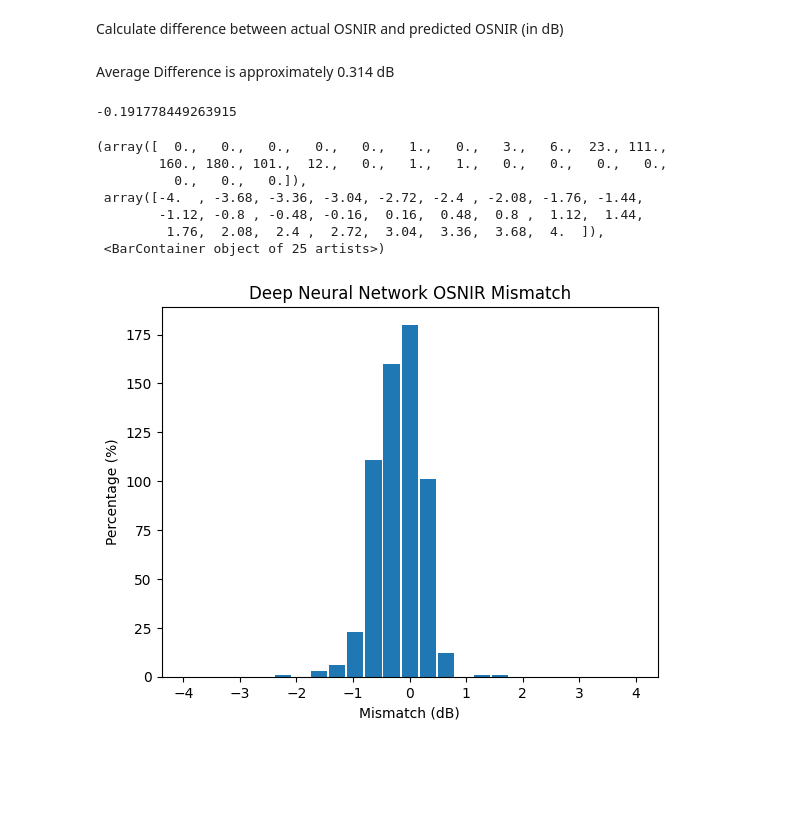
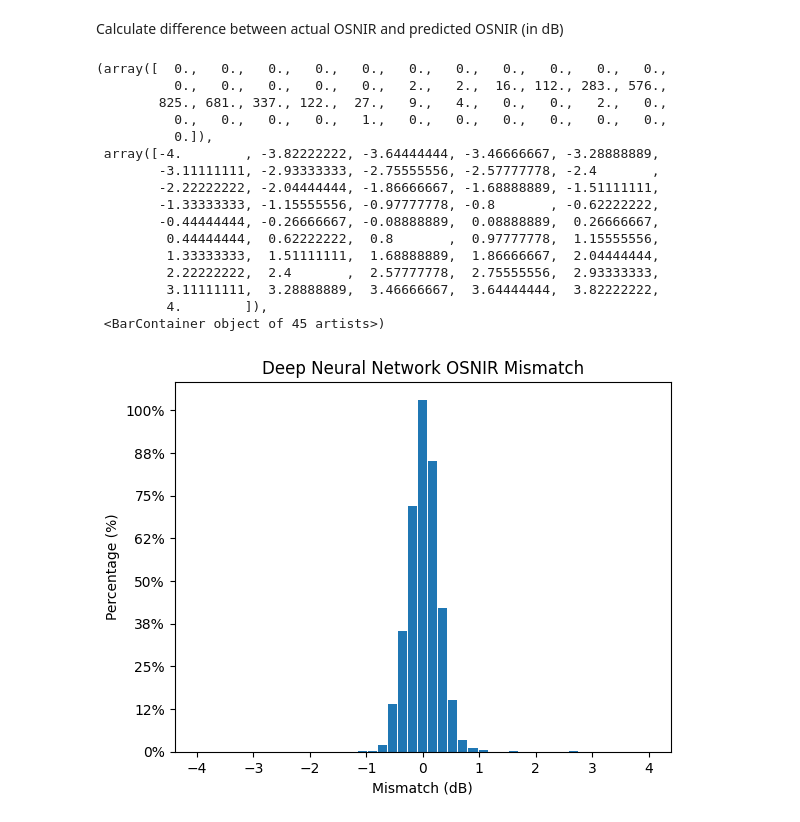
Before and after one commit to amaliacontiero/UndergradThesis, a Jupyter notebook: Neural Network/OSNIR_NN draft.ipynb, the cells around one changed output. Drawn from its saved outputs; the diff is of its cells as text; code cells hidden in the pictures; blank space fills up the shorter version.

Commit message:
update histogram

```diff
--- a/Neural Network/OSNIR_NN draft.ipynb
+++ b/Neural Network/OSNIR_NN draft.ipynb
@@ -98,4 +98,7 @@ Epoch 431/500
 <keras.callbacks.History at 0x...>
+# %%
+OSNIR_num = data[:3000-1,0]
+Input_num = data[:3000-1,1:7]
 # %%
-predictions = (model.predict(x_test))
+OSNIR_est = (model.predict(Input_num))
 # %% [output]
@@ -117,13 +120,7 @@ for i in range(10):
 # %% [markdown]
 Calculate difference between actual OSNIR and predicted OSNIR (in dB)
 # %%
-pred_difference = np.zeros(599)
-for i in range(599):
-    pred_difference[i] = y_test[i] - predictions[i]
+Mism = np.zeros(3000-1)
+for i in range(3000-1):
+    Mism[i] = OSNIR_num[i] - OSNIR_est[i]
-# %% [markdown]
-Average Difference is approximately 0.314 dB
-# %%
-np.average(pred_difference[:])
-# %% [output]
--0.191778449263915
 # %%
@@ -132,14 +129,24 @@ pred_df.to_csv("OSNIR_Prediction.csv",index=False)
 # %%
 plt.title('Deep Neural Network OSNIR Mismatch')
 plt.xlabel('Mismatch (dB)')
 plt.ylabel('Percentage (%)')
-plt.hist(pred_difference, range=(-4,4), rwidth=0.9, bins=25)
+plt.gca().yaxis.set_major_formatter(PercentFormatter(800))
+plt.hist(Mism, range=(-4,4), rwidth=0.9, bins=45)
 # %% [output]
-(array([  0.,   0.,   0.,   0.,   0.,   1.,   0.,   3.,   6.,  23., 111.,
-        160., 180., 101.,  12.,   0.,   1.,   1.,   0.,   0.,   0.,   0.,
-          0.,   0.,   0.]),
- array([-4.  , -3.68, -3.36, -3.04, -2.72, -2.4 , -2.08, -1.76, -1.44,
-        -1.12, -0.8 , -0.48, -0.16,  0.16,  0.48,  0.8 ,  1.12,  1.44,
-         1.76,  2.08,  2.4 ,  2.72,  3.04,  3.36,  3.68,  4.  ]),
- <BarContainer object of 25 artists>)
+(array([  0.,   0.,   0.,   0.,   0.,   0.,   0.,   0.,   0.,   0.,   0.,
+          0.,   0.,   0.,   0.,   0.,   2.,   2.,  16., 112., 283., 576.,
+        825., 681., 337., 122.,  27.,   9.,   4.,   0.,   0.,   2.,   0.,
+          0.,   0.,   0.,   0.,   1.,   0.,   0.,   0.,   0.,   0.,   0.,
+          0.]),
+ array([-4.        , -3.82222222, -3.64444444, -3.46666667, -3.28888889,
+        -3.11111111, -2.93333333, -2.75555556, -2.57777778, -2.4       ,
+        -2.22222222, -2.04444444, -1.86666667, -1.68888889, -1.51111111,
+        -1.33333333, -1.15555556, -0.97777778, -0.8       , -0.62222222,
+        -0.44444444, -0.26666667, -0.08888889,  0.08888889,  0.26666667,
+         0.44444444,  0.62222222,  0.8       ,  0.97777778,  1.15555556,
+         1.33333333,  1.51111111,  1.68888889,  1.86666667,  2.04444444,
+         2.22222222,  2.4       ,  2.57777778,  2.75555556,  2.93333333,
+         3.11111111,  3.28888889,  3.46666667,  3.64444444,  3.82222222,
+         4.        ]),
+ <BarContainer object of 45 artists>)
-[figure, old version]
+[figure, new version]
```
Also changed, not shown: parts of 8 cells of this notebook, 1 other file.
